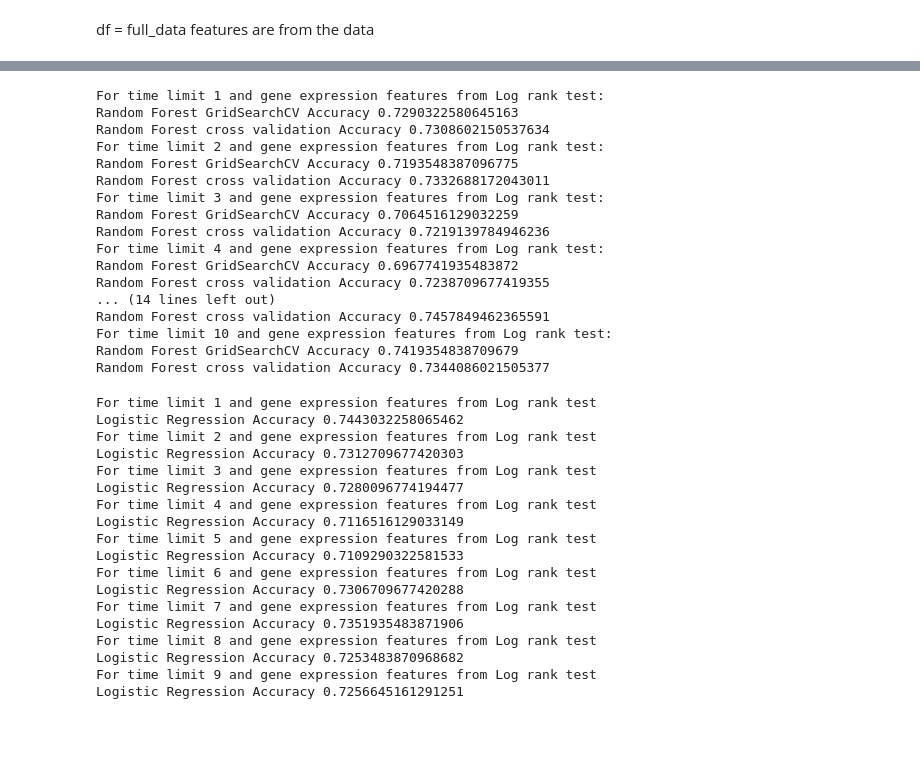
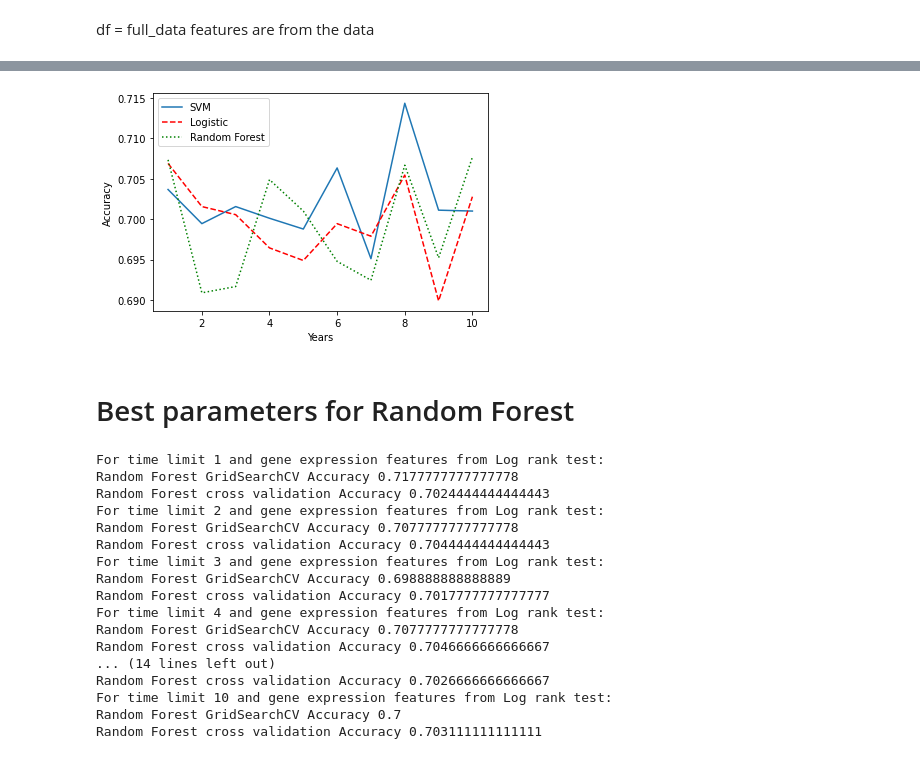
Before and after one commit to Enable72/ECE204_final_project, a Jupyter notebook: logrank_genes.ipynb, the cells around one changed output, grey strips where cells are left out. Cells and saved outputs as stored; diff of their text form; code cells hidden in the pictures; blank space fills up the shorter version.

```diff
--- a/logrank_genes.ipynb
+++ b/logrank_genes.ipynb
@@ -318,3 +305,18 @@ Random Forest Accuracy 0.7458064516129026
+# %%
+plt.plot(time_limit, acc_svm, label='SVM')  # Default color and line style
+plt.plot(time_limit, acc_logi, 'r--', label='Logistic')  # Red dashed line
+plt.plot(time_limit, acc_random, 'g:', label='Random Forest')  # Green dotted line
+
+# Optional: add a legend to explain which line is which
+plt.legend()
+plt.xlabel('Years')
+plt.ylabel('Accuracy')
+# Show the plot
+plt.show()
+# %% [output]
+[figure, added]
+# %% [markdown]
+# Best parameters for Random Forest
 # %%
 def best_estimator(df, features):
     # get features you select
@@ -362,6 +364,8 @@ def classifcation_randomforestcv(df, features, best_para):
     # Evaluate the model
     return accuracy, cv_score.mean()
 # %%
+acc_grid = []
+acc_cv = []
 for i in time_limit:
     lis_grid = []
     lis_cv = []
@@ -371,24 +375,26 @@ for i in time_limit:
         lis_cv.append(cv_score)
     mean_grid = sum(lis_grid)/len(lis_grid)
     mean_cv =  sum(lis_cv)/len(lis_cv)
+    acc_grid.append(mean_grid)
+    acc_cv.append(mean_cv)
     print('For time limit ' + str(i) + ' and gene expression features from Log rank test: ')
     print('Random Forest GridSearchCV Accuracy ' + str(mean_grid))
     print('Random Forest cross validation Accuracy ' + str(mean_cv))
 # %% [output]
 For time limit 1 and gene expression features from Log rank test:
-Random Forest GridSearchCV Accuracy 0.7290322580645163
-Random Forest cross validation Accuracy 0.7308602150537634
+Random Forest GridSearchCV Accuracy 0.7177777777777778
+Random Forest cross validation Accuracy 0.7024444444444443
 For time limit 2 and gene expression features from Log rank test:
-Random Forest GridSearchCV Accuracy 0.7193548387096775
-Random Forest cross validation Accuracy 0.7332688172043011
+Random Forest GridSearchCV Accuracy 0.7077777777777778
+Random Forest cross validation Accuracy 0.7044444444444443
 For time limit 3 and gene expression features from Log rank test:
-Random Forest GridSearchCV Accuracy 0.7064516129032259
-Random Forest cross validation Accuracy 0.7219139784946236
+Random Forest GridSearchCV Accuracy 0.698888888888889
+Random Forest cross validation Accuracy 0.7017777777777777
 For time limit 4 and gene expression features from Log rank test:
-Random Forest GridSearchCV Accuracy 0.6967741935483872
-Random Forest cross validation Accuracy 0.7238709677419355
+Random Forest GridSearchCV Accuracy 0.7077777777777778
+Random Forest cross validation Accuracy 0.7046666666666667
 ... (14 lines left out)
-Random Forest cross validation Accuracy 0.7457849462365591
+Random Forest cross validation Accuracy 0.7026666666666667
 For time limit 10 and gene expression features from Log rank test:
-Random Forest GridSearchCV Accuracy 0.7419354838709679
-Random Forest cross validation Accuracy 0.7344086021505377
+Random Forest GridSearchCV Accuracy 0.7
+Random Forest cross validation Accuracy 0.703111111111111
@@ -415,28 +400,0 @@ def classification_logistic(df, features):
-# %%
-for i in time_limit:
-    lis = []
-    for k in range(10000):
-        accuracy = classification_logistic(test_data, feature_dic[i])
-        lis.append(accuracy)
-    mean_acc = sum(lis)/len(lis)
-    print('For time limit ' + str(i) + ' and gene expression features from Log rank test')
-    print('Logistic Regression Accuracy ' + str(mean_acc))
-# %% [output]
-For time limit 1 and gene expression features from Log rank test
-Logistic Regression Accuracy 0.7443032258065462
-For time limit 2 and gene expression features from Log rank test
-Logistic Regression Accuracy 0.7312709677420303
-For time limit 3 and gene expression features from Log rank test
-Logistic Regression Accuracy 0.7280096774194477
-For time limit 4 and gene expression features from Log rank test
-Logistic Regression Accuracy 0.7116516129033149
-For time limit 5 and gene expression features from Log rank test
-Logistic Regression Accuracy 0.7109290322581533
-For time limit 6 and gene expression features from Log rank test
-Logistic Regression Accuracy 0.7306709677420288
-For time limit 7 and gene expression features from Log rank test
-Logistic Regression Accuracy 0.7351935483871906
-For time limit 8 and gene expression features from Log rank test
-Logistic Regression Accuracy 0.7253483870968682
-For time limit 9 and gene expression features from Log rank test
-Logistic Regression Accuracy 0.7256645161291251
```
Also changed, not shown: parts of 18 cells of this notebook.
